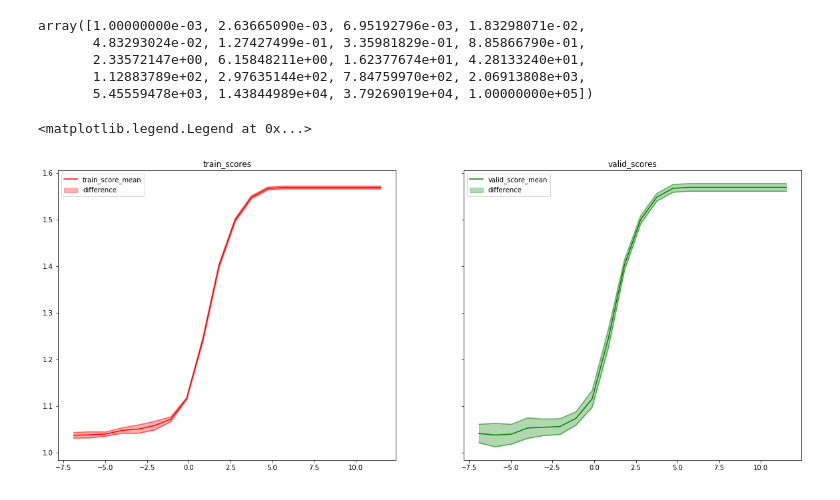
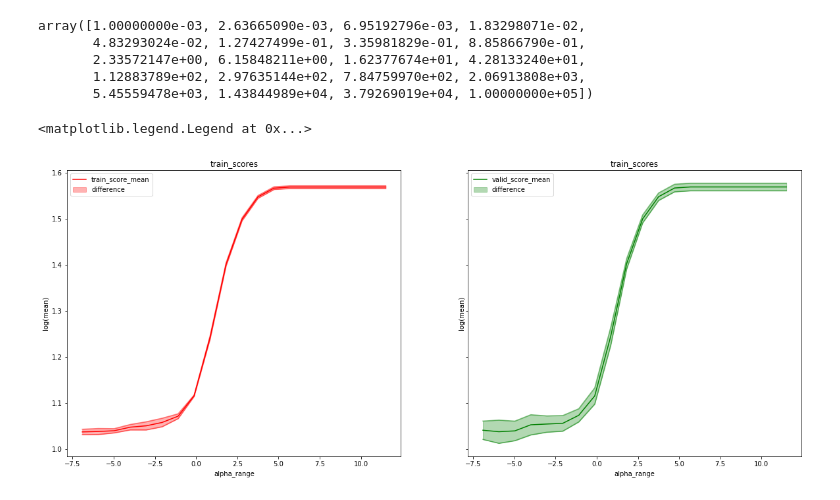
Before and after one commit to d-pivovarova/sfml, a Jupyter notebook: hw_04/regression-skillfactory-hw.ipynb, the cells around one changed output. Cells and saved outputs as stored; diff of their text form; code cells hidden in the pictures.

```diff
--- a/hw_04/regression-skillfactory-hw.ipynb
+++ b/hw_04/regression-skillfactory-hw.ipynb
@@ -426,2 +319,0 @@ norm(3)
-# %%
-df = pd.read_csv('train_bikes.csv')
@@ -438,5 +320,3 @@ def get_date_features(df):
-# %%
-df = df.pipe(get_date_features)
 # %%
 y_label = 'count'
 target = df[y_label]
@@ -535,13 +380,0 @@ Length: 10886, dtype: object
-# %%
-y_labels = ['count']
-y_labels_mask = df_clean.columns.isin(y_labels)
-X_labels = df_clean.columns[~y_labels_mask]
-
-for idx_train, idx_test in cv_split.split(df_clean, year_season.values):
-    X_train, y_train = df_clean.loc[idx_train, X_labels].values, df_clean.loc[idx_train, y_labels].values
-    year_month_hour_train = year_month_hour[idx_train]
-    year_season_hour_train = year_season[idx_train] # Для обучения
-
-    X_test, y_test = df_clean.loc[idx_test, X_labels].values, df_clean.loc[idx_test, y_labels].values
-    year_month_hour_test = year_month_hour[idx_test]
-    year_season_hour_test = year_season[idx_test]
@@ -650,26 +472,6 @@ train_scores, valid_scores = validation_curve(model, X_train, y_train, param_nam
 # На выходе мы получим 2 матрицы размера 20 на n_folds
 # Потому что у нас было 5 фолдов и 20 возможных значений гиперпараметра
 # А матриц 2, потому что в каждом фолде есть обучающая и валидационная часть
-# %%
-# Это не обычная кросс-валидация а стратифицированная. №
-# С ее помощью мы добъемся того, что в обучающем и валидационном фолде будет одна и та же пропорция годов-месяцев-часов
-# Тут то и понадобится нам year_month_hour
-# Подробности http://scikit-learn.org/stable/modules/generated/sklearn.model_selection.StratifiedKFold.html#sklearn.model_selection.StratifiedKFold
-n_folds = 5
-cv = StratifiedKFold(n_splits=n_folds, shuffle=True, random_state=123)
-
-# Переберем 20 значений в интервале от 10^-3 до 10^5
-alpha_range = np.logspace(-3, 5, 20)
-
-param_name = "elastic__alpha"
-# пишем не просто alpha, потому что у нас pipeline и sklearn должен как-то понимать параметр какого этапа мы перебираем
-
-train_scores, valid_scores = validation_curve(model, X_train, y_train, param_name=param_name, param_range=alpha_range,
-                                              cv=cv.split(X_train, year_month_hour_train), scoring=rlmse_scorer)
-
-# На выходе мы получим 2 матрицы размера 20 на n_folds
-# Потому что у нас было 5 фолдов и 20 возможных значений гиперпараметра
-# А матриц 2, потому что в каждом фолде есть обучающая и валидационная часть
 # %%
 train_scores
 # %% [output]
@@ -770,27 +572,29 @@ import matplotlib.pyplot as plt
 # %%
 fig, (ax1, ax2) = plt.subplots(1,2, figsize=(20,8), sharex = True, sharey = True)
 x = np.log(alpha_range)
+
+
 y1 = train_scores.mean(axis = 1)
 y1_max = train_scores.mean(axis = 1) + train_scores.std(axis = 1)
 y1_min = train_scores.mean(axis = 1) - train_scores.std(axis = 1)
 
 y2 = valid_scores.mean(axis = 1)
 y2_max = valid_scores.mean(axis = 1) + valid_scores.std(axis = 1)
 y2_min = valid_scores.mean(axis = 1) - valid_scores.std(axis = 1)
 
 ax1.plot(x, y1, c = 'r', label = 'train_score_mean')
 ax1.plot(x, y1_max, c = 'r', alpha = 0.5)
 ax1.plot(x, y1_min, c = 'r', alpha = 0.5)
 ax1.fill_between(x, y1_min, y1_max, color = 'r', alpha = 0.3, label = 'difference')
-ax1.set_title('train_scores')
+ax1.set(title = 'train_scores', xlabel = 'alpha_range',ylabel ='log(mean)')
 ax1.legend()
 
 ax2.plot(x, y2, c = 'g', label = 'valid_score_mean')
 ax2.plot(x, y2_max, c = 'g', alpha = 0.5)
 ax2.plot(x, y2_min, c = 'g', alpha = 0.5)
 ax2.fill_between(x, y2_min, y2_max, color = 'g', alpha = 0.3, label = 'difference')
-ax2.set_title('valid_scores')
+ax2.set(title = 'train_scores', xlabel = 'alpha_range',ylabel ='log(mean)')
 ax2.legend()
 # %% [output]
 <matplotlib.legend.Legend at 0x...>
-[figure, old version]
+[figure, new version]
```
Also changed, not shown: parts of 12 cells of this notebook.
